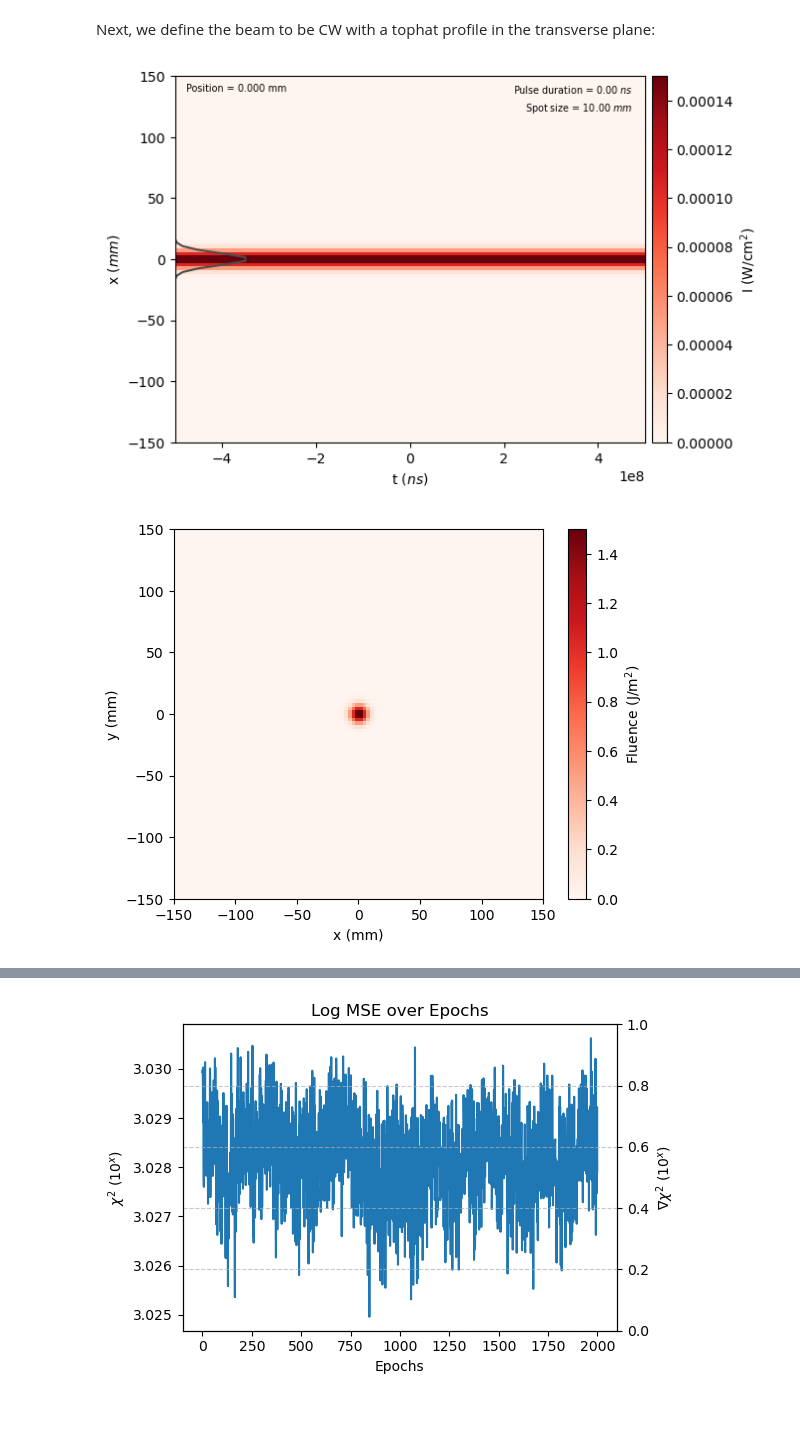
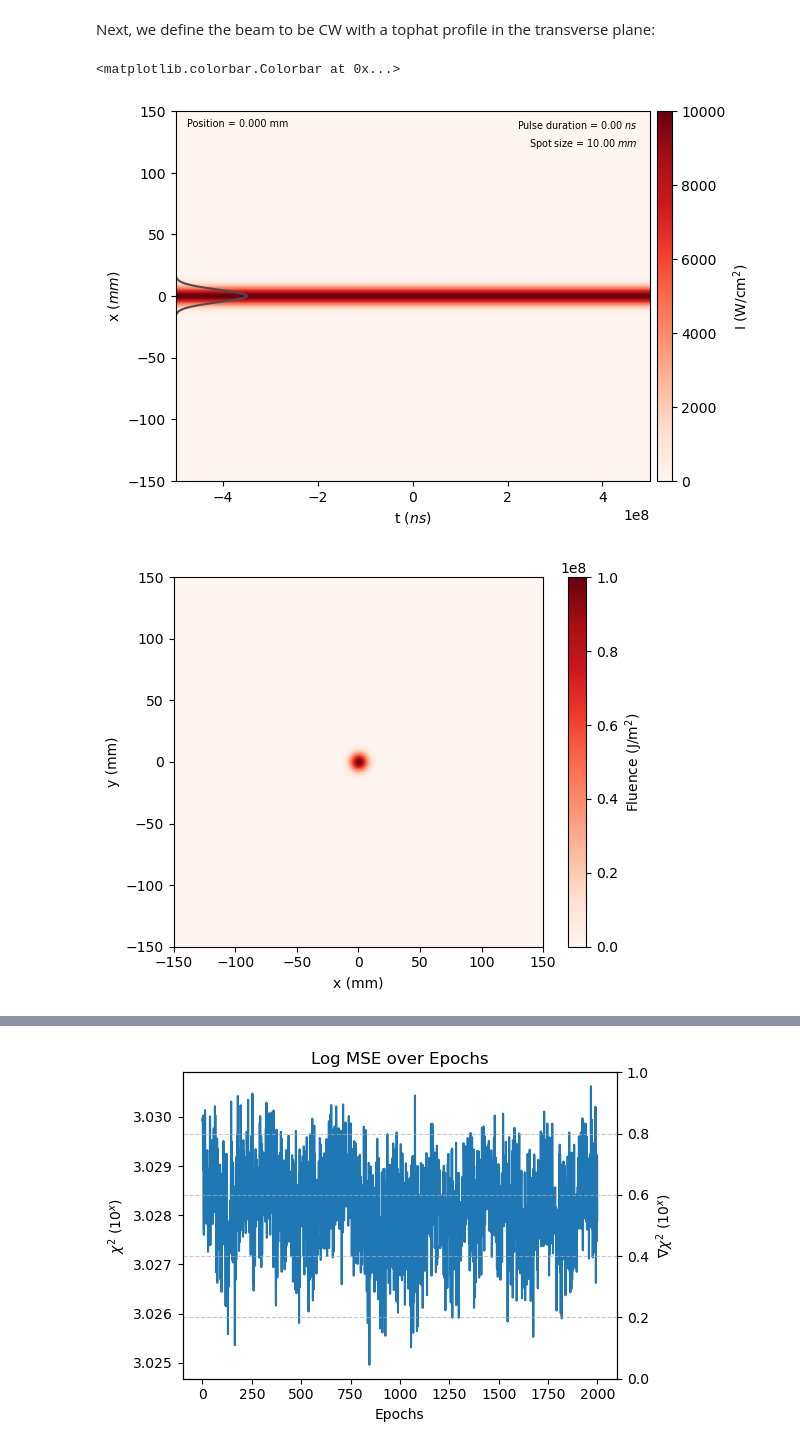
Before and after one commit to LASY-org/lasy, a Jupyter notebook: docs/source/tutorials/gerchberg_saxton_retrieval.ipynb, the cells around one changed output, grey strips where cells are left out. Drawn from its saved outputs; the diff is of its cells as text; code cells hidden in the pictures; blank space fills up the shorter version.

```diff
--- a/docs/source/tutorials/gerchberg_saxton_retrieval.ipynb
+++ b/docs/source/tutorials/gerchberg_saxton_retrieval.ipynb
@@ -24,48 +24,43 @@ from lasy.utils.phase_retrieval import GerchbergSaxton
 # %% [markdown]
 Next, we define the beam to be CW with a tophat profile in the transverse plane:
 # %%
-wavelength = 800e-9  # Laser wavelength in meters
+peak_fluence = 1.0e8  # J/m^2
+spot_size = 10e-3
+wavelength = 800e-9
 omega0 = 2 * np.pi * c / wavelength
-polarization = (1, 0)  # Linearly polarized in the x direction
-peak_fluence = 1.5  # Energy of the laser pulse in joules
-spot_size = 10e-3  # Spot size in the near-field: millimeter-scale
+pol = (1, 0)
+
 dimensions = "xyt"  # Use cylindrical geometry
-lo = (-15. * spot_size, -15. * spot_size, None)  # Lower bounds of the simulation box
-hi = (15. * spot_size, 15. * spot_size, None)  # Upper bounds of the simulation box
-num_points = (100, 100, 1)  # Number of points in each dimension
+lo = (-15.0 * spot_size, -15.0 * spot_size, None)  # Lower bounds of the simulation box
+hi = (15.0 * spot_size, 15.0 * spot_size, None)  # Upper bounds of the simulation box
+num_points = (256, 256, 1)  # Number of points in each dimension
 
 long_prof = ContinuousWaveProfile(wavelength)
 tran_prof = GaussianTransverseProfile(spot_size)
 laser_profile = CombinedLongitudinalTransverseProfile(
-    wavelength, polarization, long_prof, tran_prof, peak_fluence=peak_fluence
+    wavelength, pol, long_prof, tran_prof, peak_fluence=peak_fluence
 )
 
 laser = Laser(dimensions, lo, hi, num_points, laser_profile)
+
+# Plot the xt laser profile
+laser.show(envelope_type="intensity")  # In this case this is the fluence (CW beam)
+
+# Plot the transverse laser profile
+intensity = epsilon_0 * c / 2 * np.abs(laser.grid.get_temporal_field()) ** 2
+fluence = np.sum(intensity, axis=-1).T * laser.grid.dx[-1]
+extent = (
+    laser.grid.axes[0].min() * 1e3,
+    laser.grid.axes[0].max() * 1e3,
+    laser.grid.axes[1].min() * 1e3,
+    laser.grid.axes[1].max() * 1e3,
+)
+plt.figure()
+plt.imshow(fluence, extent=extent, cmap="Reds")
+plt.xlabel("x (mm)")
+plt.ylabel("y (mm)")
+plt.colorbar(label=r"Fluence (J/m$^2$)")
+# %% [output]
+<matplotlib.colorbar.Colorbar at 0x...>
+[figure, added]
+[figure, added]
-# %%
-# Modal coefficients used to construct the beam
-modes = {}
-modes[(2, 3)] = 1 - 0.0j
-
-# hermite_gauss_composition(
-#    laser, spot_size, spot_size, modes, skipAsymmetricModes=False
-# )
-
-laser.show(envelope_type="intensity")  # In this case this is the fluence (CW beam)
-
-intensity = epsilon_0 * c / 2 * np.abs(laser.grid.get_temporal_field()) ** 2
-fluence = np.sum(intensity, axis=-1).T * laser.grid.dx[-1]
-extent = (
-    laser.grid.axes[0].min() * 1e3,
-    laser.grid.axes[0].max() * 1e3,
-    laser.grid.axes[1].min() * 1e3,
-    laser.grid.axes[1].max() * 1e3,
-)
-plt.figure()
-plt.imshow(fluence, extent=extent, cmap="Reds")
-plt.xlabel("x (mm)")
-plt.ylabel("y (mm)")
-plt.colorbar(label=r"Fluence (J/m$^2$)")
-plt.show()
-# %% [output]
-[figure, removed]
-[figure, removed]
```
Also changed, not shown: parts of 5 cells of this notebook, 1 other file.
